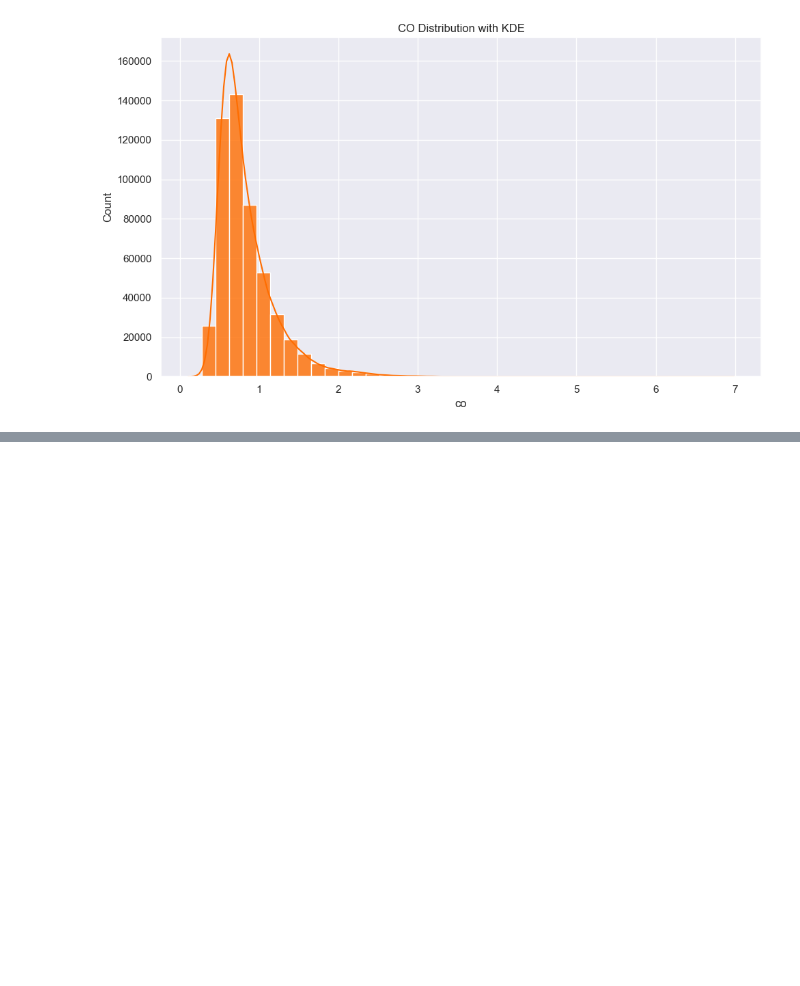
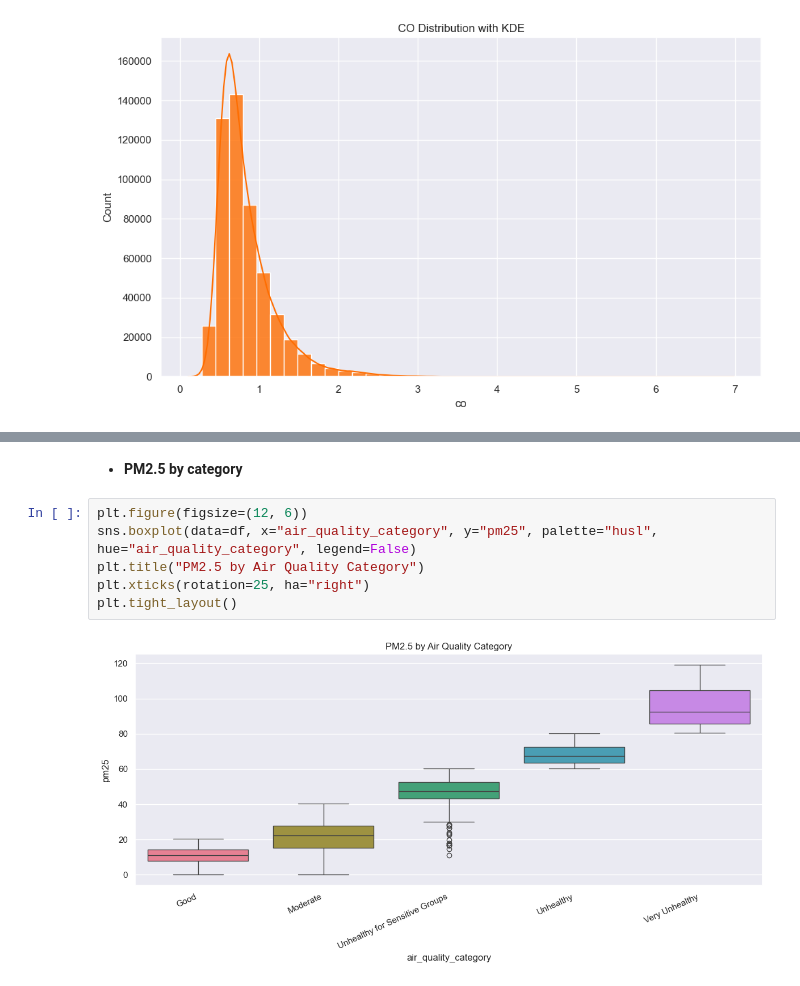
Before and after one commit to geershatisaxena/AQI-Data-Analysis, a Jupyter notebook: air quality.ipynb, the cells around one changed output, grey strips where cells are left out. Drawn from its saved outputs; the diff is of its cells as text; blank space fills up the shorter version.

```diff
--- a/air quality.ipynb
+++ b/air quality.ipynb
@@ -1132,0 +1143,10 @@ plt.tight_layout()
+# %% [markdown]
+- **PM2.5 by category**
+# %%
+plt.figure(figsize=(12, 6))
+sns.boxplot(data=df, x="air_quality_category", y="pm25", palette="husl", hue="air_quality_category", legend=False)
+plt.title("PM2.5 by Air Quality Category")
+plt.xticks(rotation=25, ha="right")
+plt.tight_layout()
+# %% [output]
+[figure, added]
```
Also changed, not shown: parts of 2 cells of this notebook.
